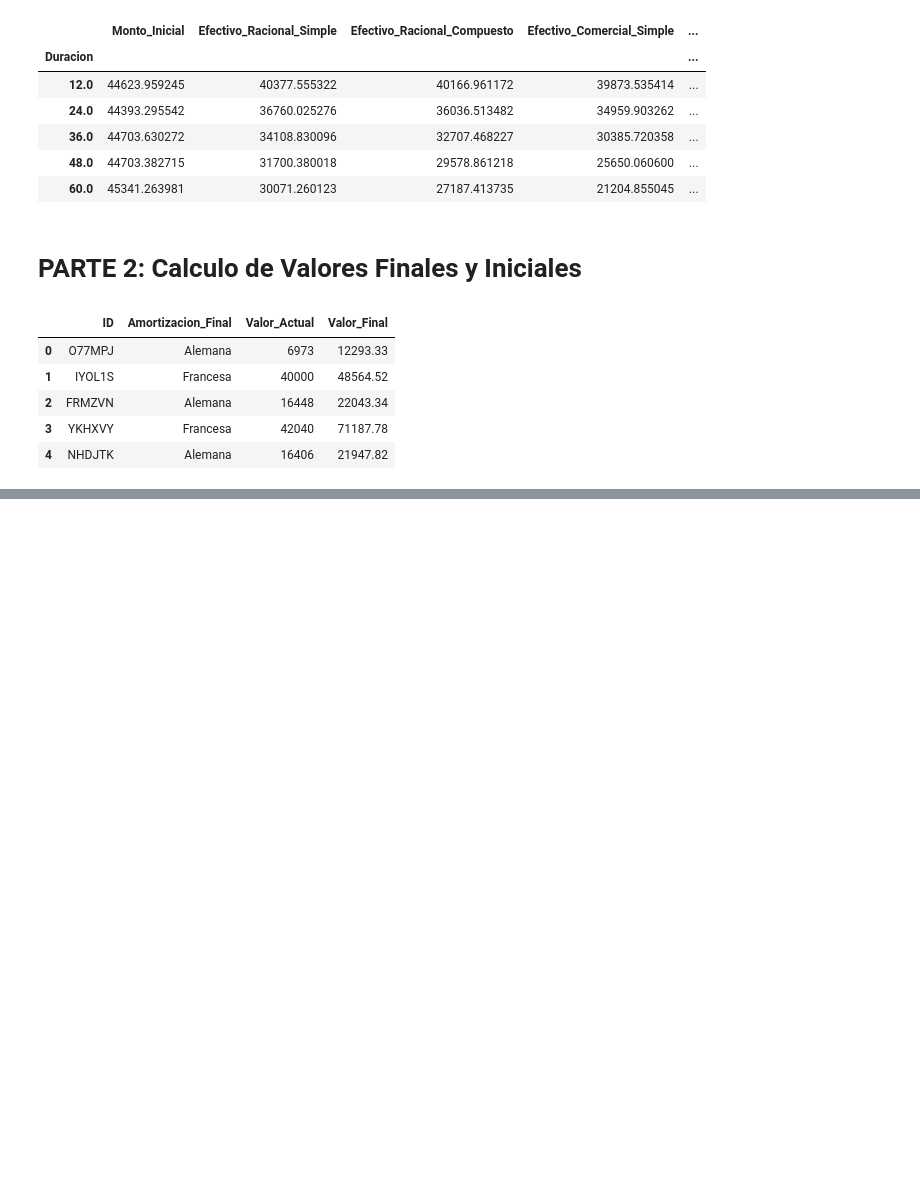
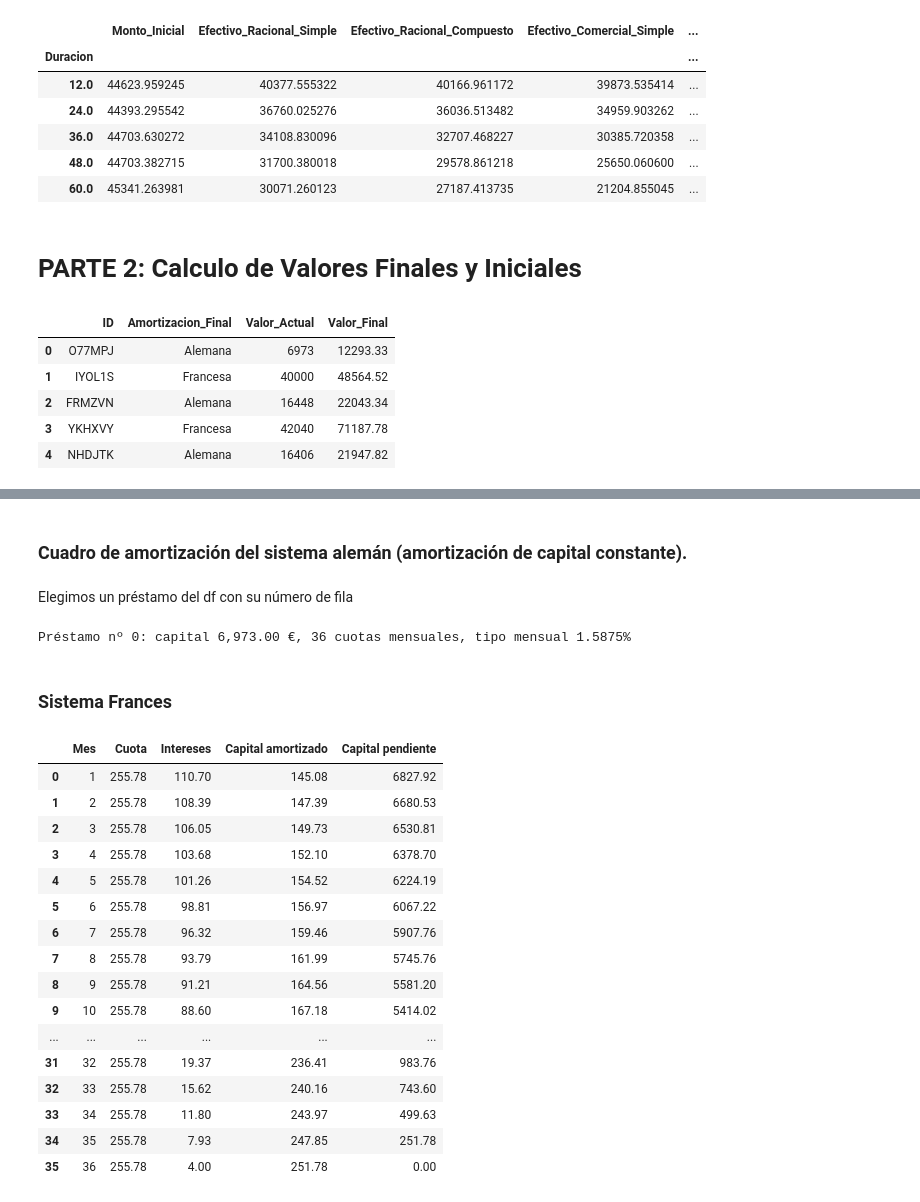
Before and after one commit to NaiaArroyo/RETO-5-NARANJA, a Jupyter notebook: Notebook Amortizacion Francesa y Aleman.ipynb, the cells around one changed output, grey strips where cells are left out. Drawn from its saved outputs; the diff is of its cells as text; code cells hidden in the pictures; blank space fills up the shorter version.

Commit message:
Elaboracion de los cuadros de amortizaciones francesa y alemana

```diff
--- a/Notebook Amortizacion Francesa y Aleman.ipynb
+++ b/Notebook Amortizacion Francesa y Aleman.ipynb
@@ -417,0 +426,33 @@ df[["ID", "Amortizacion_Final", "Valor_Actual", "Valor_Final"]].head()
+# %%
+def cuadro_frances(P, i, n):
+
+
+    cuota = P * i / (1 - (1 + i) ** (-n))
+    pendiente = P
+
+    meses = []
+    cuotas = []
+    intereses = []
+    amortizados = []
+    pendientes = []
+
+    for mes in range(1, int(n) + 1):
+        interes = pendiente * i
+        amortizado = cuota - interes
+        pendiente = pendiente - amortizado
+
+        meses.append(mes)
+        cuotas.append(round(cuota, 2))
+        intereses.append(round(interes, 2))
+        amortizados.append(round(amortizado, 2))
+        pendientes.append(round(pendiente, 2))
+
+    return pd.DataFrame({
+        "Mes": meses,
+        "Cuota": cuotas,
+        "Intereses": intereses,
+        "Capital amortizado": amortizados,
+        "Capital pendiente": pendientes,
+    })
+# %% [markdown]
+### Cuadro de amortización del sistema alemán (amortización de capital constante).
@@ -417,0 +490,35 @@ df[["ID", "Amortizacion_Final", "Valor_Actual", "Valor_Final"]].head()
+# %% [markdown]
+Elegimos un préstamo del df con su número de fila
+# %%
+cliente = 0
+
+P_c = df.loc[cliente, "Monto_Inicial"]
+n_c = int(df.loc[cliente, "Num_Cuotas"])
+i_c = df.loc[cliente, "Tipo_Interes_Mensual"]
+
+print(f"Préstamo nº {cliente}: capital {P_c:,.2f} €, {n_c} cuotas mensuales, tipo mensual {i_c:.4%}")
+# %% [output]
+Préstamo nº 0: capital 6,973.00 €, 36 cuotas mensuales, tipo mensual 1.5875%
+# %% [markdown]
+### Sistema Frances
+# %%
+frances = cuadro_frances(P_c, i_c, n_c)
+frances
+# %% [output]
+|  | Mes | Cuota | Intereses | Capital amortizado | Capital pendiente |
+| 0 | 1 | 255.78 | 110.70 | 145.08 | 6827.92 |
+| 1 | 2 | 255.78 | 108.39 | 147.39 | 6680.53 |
+| 2 | 3 | 255.78 | 106.05 | 149.73 | 6530.81 |
+| 3 | 4 | 255.78 | 103.68 | 152.10 | 6378.70 |
+| 4 | 5 | 255.78 | 101.26 | 154.52 | 6224.19 |
+| 5 | 6 | 255.78 | 98.81 | 156.97 | 6067.22 |
+| 6 | 7 | 255.78 | 96.32 | 159.46 | 5907.76 |
+| 7 | 8 | 255.78 | 93.79 | 161.99 | 5745.76 |
+| 8 | 9 | 255.78 | 91.21 | 164.56 | 5581.20 |
+| 9 | 10 | 255.78 | 88.60 | 167.18 | 5414.02 |
+| ... | ... | ... | ... | ... | ... |
+| 31 | 32 | 255.78 | 19.37 | 236.41 | 983.76 |
+| 32 | 33 | 255.78 | 15.62 | 240.16 | 743.60 |
+| 33 | 34 | 255.78 | 11.80 | 243.97 | 499.63 |
+| 34 | 35 | 255.78 | 7.93 | 247.85 | 251.78 |
+| 35 | 36 | 255.78 | 4.00 | 251.78 | 0.00 |
```
Also changed, not shown: parts of 8 cells of this notebook.
